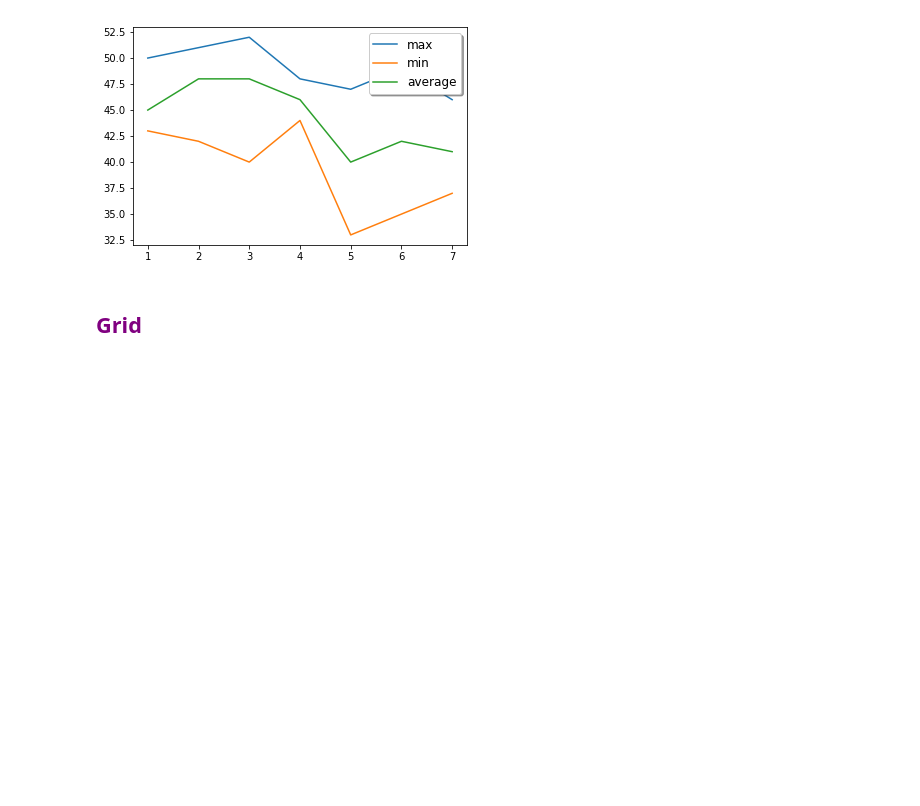
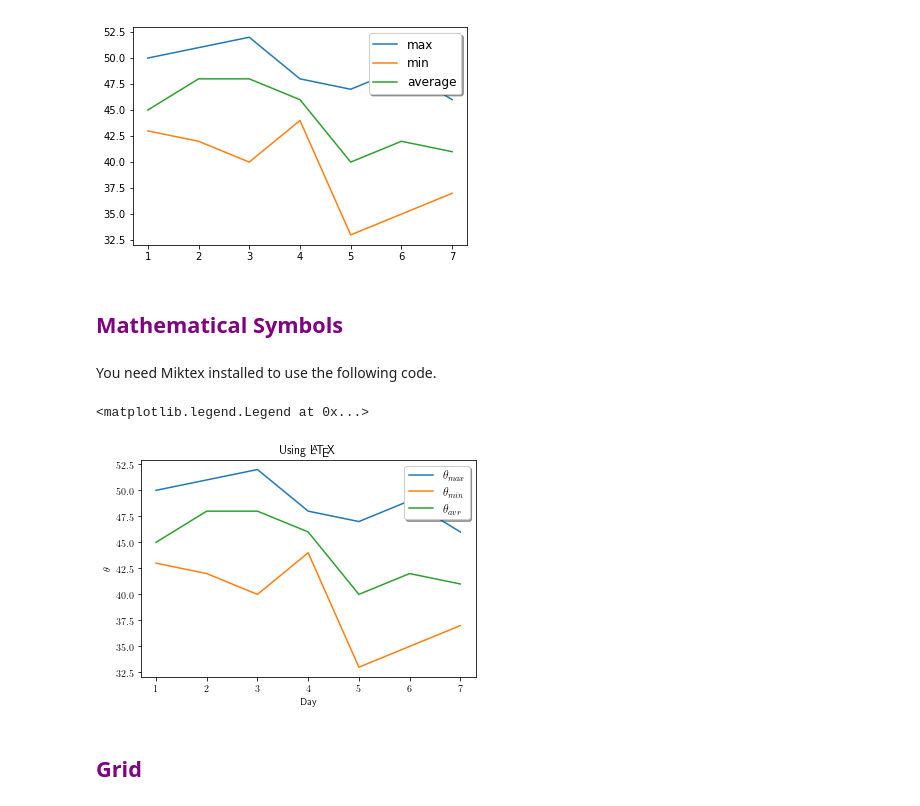
Before and after one commit to codebasics/py, a Jupyter notebook: matpltlib/3_legends_grid_axes_labels/3_legends_grid_axes_labels.ipynb, the cells around one changed output. Saved outputs shown, nothing was run; the diff lists cells and outputs as text; code cells hidden in the pictures; blank space fills up the shorter version.

Commit message:
added latex legend in matplotlib/3_legends_grid_axes_labels

```diff
--- a/matpltlib/3_legends_grid_axes_labels/3_legends_grid_axes_labels.ipynb
+++ b/matpltlib/3_legends_grid_axes_labels/3_legends_grid_axes_labels.ipynb
@@ -52,6 +52,24 @@ plt.legend(loc='upper right',shadow=True,fontsize='large')
 # %% [output]
 <matplotlib.legend.Legend at 0x...>
 [figure]
+# %% [markdown]
+<h2 style="color:purple">Mathematical Symbols</h2>
+# %% [markdown]
+You need Miktex installed to use the following code.
+# %%
+plt.rcParams['text.usetex'] = True
+plt.plot(days, max_t, label="$\\theta_{max}$")
+plt.plot(days, min_t, label="$\\theta_{min}$")
+plt.plot(days, avg_t, label="$\\theta_{avr}$")
+
+plt.xlabel('Day')
+plt.ylabel('$\\theta$')
+plt.title('Using \\LaTeX')
+
+plt.legend(loc='upper right',shadow=True,fontsize='large')
+# %% [output]
+<matplotlib.legend.Legend at 0x...>
+[figure, added]
 # %% [markdown]
 <h2 style="color:purple">Grid</h2>
 # %%
```
Also changed, not shown: parts of 3 cells of this notebook.
